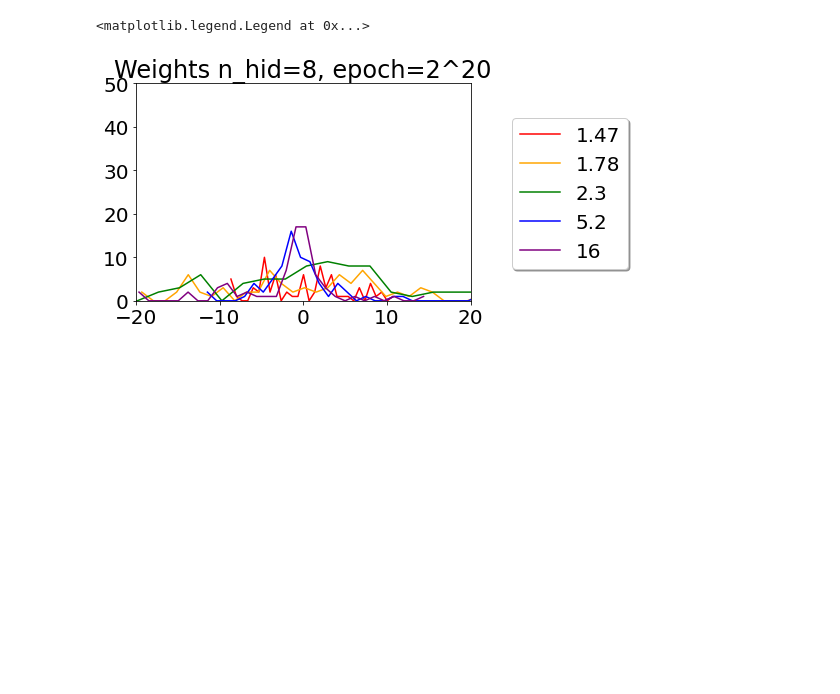
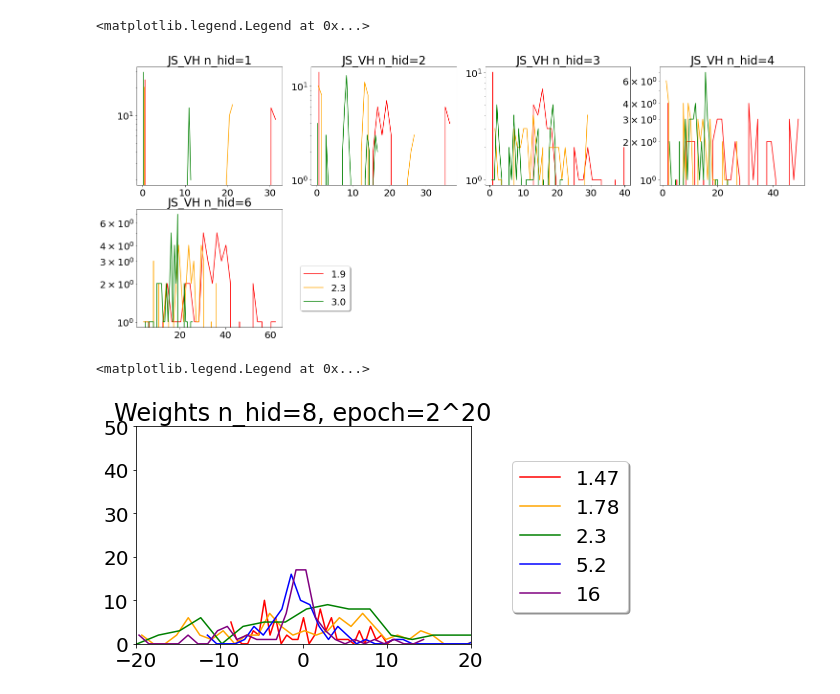
Before and after one commit to physicaone/loss_IG, a Jupyter notebook: [210902]visual_result3.ipynb, the cells around one changed output. Cells and saved outputs as stored; diff of their text form; code cells hidden in the pictures; blank space fills up the shorter version.

```diff
--- a/[210902]visual_result3.ipynb
+++ b/[210902]visual_result3.ipynb
@@ -263,3 +265,48 @@ Text(0.5, 0, 'n_hid')
+# %%
+
+T_list=[1.9,2.3,3.0]
+n_hid_list=[1,2,3,4,6]
+# %%
+def get_hist(list00):
+#     bins=range(int(min(list00)-1), int(max(list00)+1), 1)
+    # bins=[0.001*(1.5**x) for x in range(29)]
+    y1,x1,_ = plt.hist(list00, bins = 30, histtype='step')
+    x1 = 0.5*(x1[1:]+x1[:-1])
+    plt.close()
+    return x1, y1
+# %%
+
+x_dict={}
+y_dict={}
+for T in T_list:
+    x_dict[str(T)]={}
+    y_dict[str(T)]={}
+    for n_hid in n_hid_list:
+        JS=pd.read_pickle('{base}/loss_IG/3*3/data/JS_n_hid={n_hid}_T={T}_lr={lr}_vol={vol}_std={std}.pkl'.format(base=base, n_hid=n_hid, T=T, lr=lr, vol=vol, std=std))
+        x1, y1=get_hist(JS[1])
+        x_dict[str(T)][str(n_hid)]=x1
+        y_dict[str(T)][str(n_hid)]=y1
+
+plt.figure(figsize=(25,10))
+
+for i in range(1, len(n_hid_list)+1):
+    n_hid=str(n_hid_list[i-1])
+    plt.subplot(2, 4, i)
+    plt.rcParams["font.size"] = "20"
+    plt.title('JS_VH n_hid={n_hid}'.format(n_hid=n_hid))
+    for t in range(len(T_list)):
+        plt.plot(x_dict[str(T_list[t])][str(n_hid)], y_dict[str(T_list[t])][str(n_hid)], c=T_color[t], label = T_list[t])
+
+
+    plt.yscale('log')
+    # plt.xlim(0, 80)
+    # plt.ylim(0, 60)
+plt.legend(loc='lower right', bbox_to_anchor=(1.5, 0.1),
+        ncol=1, fancybox=True, shadow=True)
+    # plt.ylim(1, 10000)
+# %% [output]
+<matplotlib.legend.Legend at 0x...>
+[figure, added]
 # %%
 def get_hist(list00):
 #     bins=range(int(min(list00)-1), int(max(list00)+1), 1)
```
Also changed, not shown: parts of 7 cells of this notebook.
